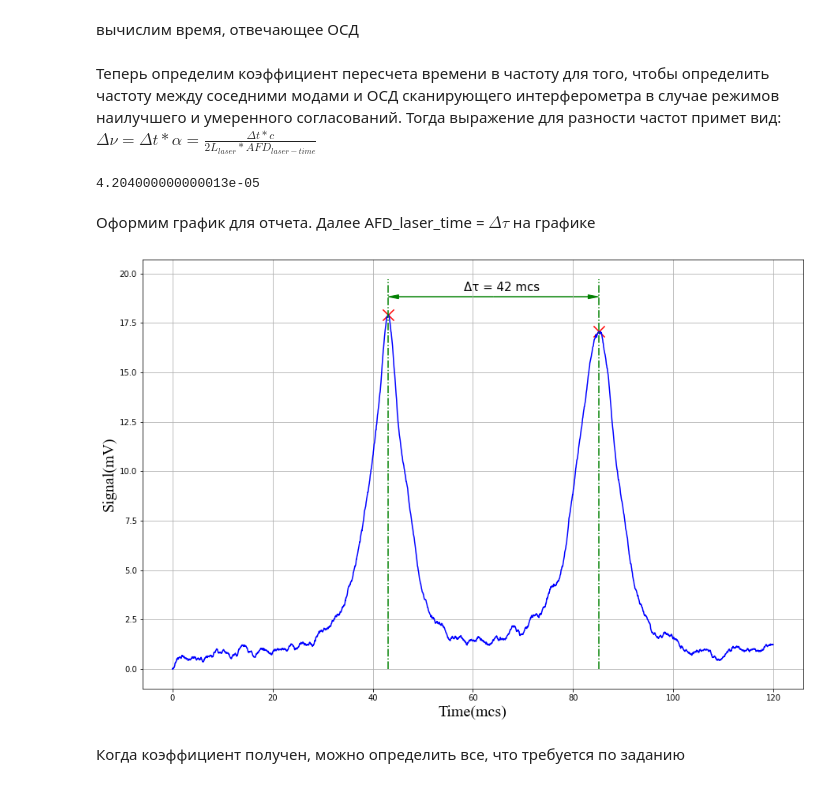
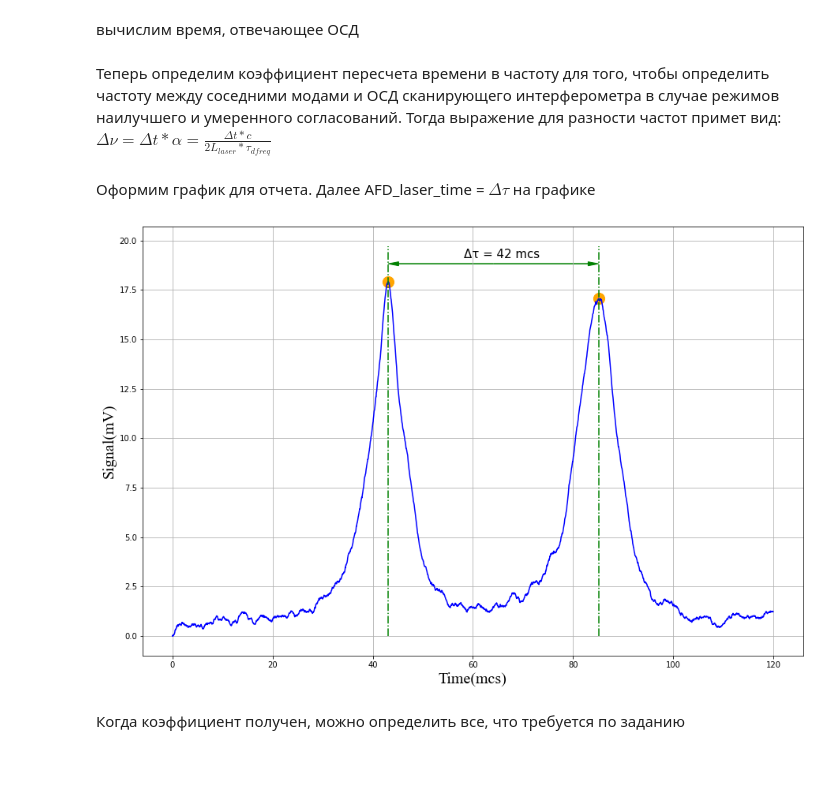
Before and after one commit to starosta39/laboratory_work, a Jupyter notebook: open_optical_resonator/Open_optical_resonator.ipynb, the cells around one changed output. Drawn from its saved outputs; the diff is of its cells as text; code cells hidden in the pictures.

```diff
--- a/open_optical_resonator/Open_optical_resonator.ipynb
+++ b/open_optical_resonator/Open_optical_resonator.ipynb
@@ -183,13 +205,9 @@ max_time_dfreq_filtred_crop, max_signal_oor_dfreq_filtred_crop, max_ind_dfreq_fi
 AFD_laser_time = max_time_dfreq_filtred_crop[1] - max_time_dfreq_filtred_crop[0]
 # %% [markdown]
 Теперь определим коэффициент пересчета времени в частоту для того, чтобы определить частоту между соседними модами и ОСД сканирующего интерферометра в случае режимов наилучшего и умеренного согласований.
-Тогда выражение для разности частот примет вид: $ \Delta\nu = \Delta t  * \alpha = \frac{\Delta t  * c }{2 L_{laser} * AFD_{laser-time}}$
+Тогда выражение для разности частот примет вид: $ \Delta\nu = \Delta t  * \alpha = \frac{\Delta t  * c }{2 L_{laser} * \tau_{dfreq}}$
 # %%
 alpha = AFD_laser / AFD_laser_time
-del_tau = AFD_laser_time
-del_tau
-# %% [output]
-4.204000000000013e-05
 # %% [markdown]
 Оформим график  для отчета. Далее AFD_laser_time = $\Delta \tau$ на графике
 # %%
@@ -212,36 +230,36 @@ ax.plot(time_dfreq_crop * time_coef , signal_oor_dfreq_filtred_crop * ampl_coef
 ax.set_xlabel('Time(mcs)',{'fontname':'Times New Roman'},fontweight='light',color='k', fontsize=20)
 ax.set_ylabel("Signal(mV)",{'fontname':'Times New Roman'},fontweight='light',color='k', fontsize=20)
 ax.text(tau_centre * time_coef, tau_high * ampl_coef, "Δτ = 42 mcs",fontsize = 15)
 ax.scatter(
             time_dfreq_crop[max_ind_dfreq_filtred_crop[0]] * time_coef,
             signal_oor_dfreq_filtred_crop[max_ind_dfreq_filtred_crop[0]] * ampl_coef,
-            color='red', s=200, marker='x'
+            color="orange", s=200, marker='o'
             )
 ax.scatter(
             time_dfreq_crop[max_ind_dfreq_filtred_crop[1]] * time_coef,
             signal_oor_dfreq_filtred_crop[max_ind_dfreq_filtred_crop[1]] * ampl_coef,
-            color='red', s=200, marker='x'
+            color="orange", s=200, marker='o'
             )
 ax.vlines(
             time_dfreq_crop[max_ind_dfreq_filtred_crop[0]]* time_coef,
             ymin = 0, ymax = max_line_width * ampl_coef, color = 'green',linestyles = 'dashdot'
             )
 ax.vlines(
           time_dfreq_crop[max_ind_dfreq_filtred_crop[1]]* time_coef,
           ymin = 0, ymax = max_line_width * ampl_coef, color = 'green',linestyles = 'dashdot'
             )
 ax.arrow(
          arrow_centre * time_coef, arrow_high * ampl_coef, -arrow_length  * time_coef, 0,
          head_width=arrow_head_width * ampl_coef, head_length=arrow_head_length * time_coef, color = 'g'
         )
 ax.arrow(
           arrow_centre * time_coef, arrow_high * ampl_coef, arrow_length  * time_coef, 0,
           head_width=arrow_head_width* ampl_coef, head_length=arrow_head_length *time_coef , color = 'g'
         )
 ax.grid()
 plt.savefig(save_path + "\\" + "peacks_of_doble_freq_generation.jpg")
 # %% [output]
-[figure, old version]
+[figure, new version]
 # %% [markdown]
 Когда коэффициент получен, можно определить все, что требуется по заданию
 # %% [markdown]
```
Also changed, not shown: parts of 71 cells of this notebook, 8 other files.
